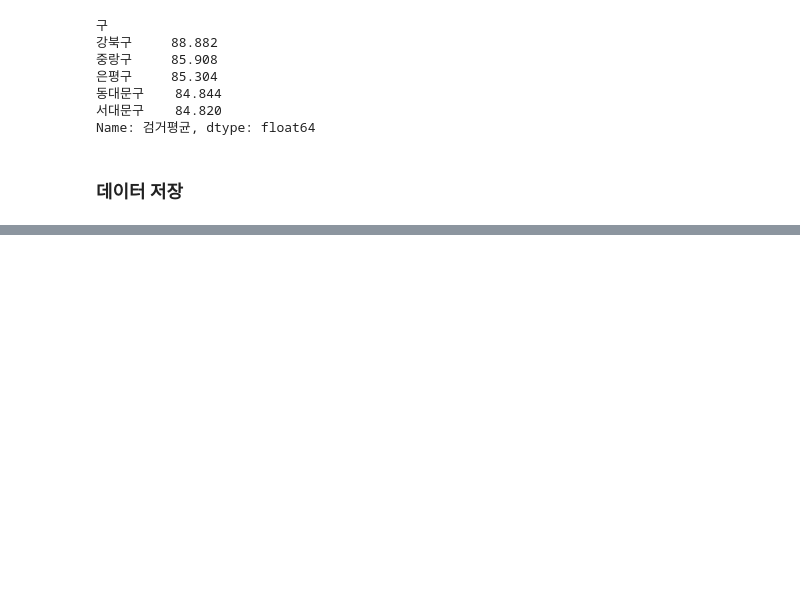
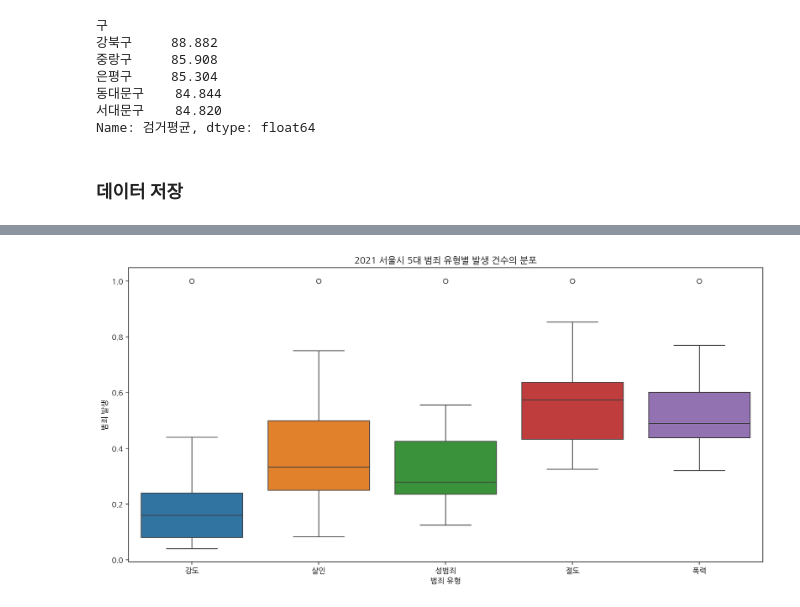
Before and after one commit to OhByungJik1222/Zerobase, a Jupyter notebook: Python 데이터 분석/05. 서울시 범죄현황 데이터 분석.ipynb, the cells around one changed output, grey strips where cells are left out. Drawn from its saved outputs; the diff is of its cells as text; code cells hidden in the pictures; blank space fills up the shorter version.

```diff
--- a/Python 데이터 분석/05. 서울시 범죄현황 데이터 분석.ipynb
+++ b/Python 데이터 분석/05. 서울시 범죄현황 데이터 분석.ipynb
@@ -512,0 +520,13 @@ crime_gu_norm.head()
+# %%
+# Box plot
+fig, ax = plt.subplots(figsize=(15, 7))
+
+sns.boxplot(data=crime_gu_norm[occur_col])
+
+plt.title('2021 서울시 5대 범죄 유형별 발생 건수의 분포')
+plt.ylabel('범죄 발생')
+plt.xlabel('범죄 유형')
+
+plt.show()
+# %% [output]
+[figure, added]
```
Also changed, not shown: parts of 23 cells of this notebook, 2 other files.
